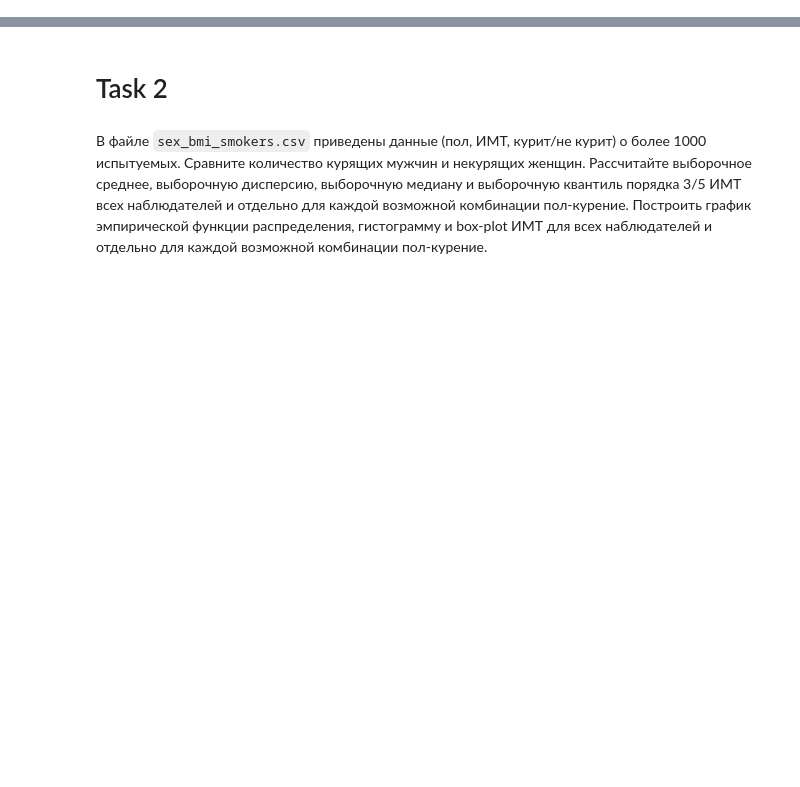
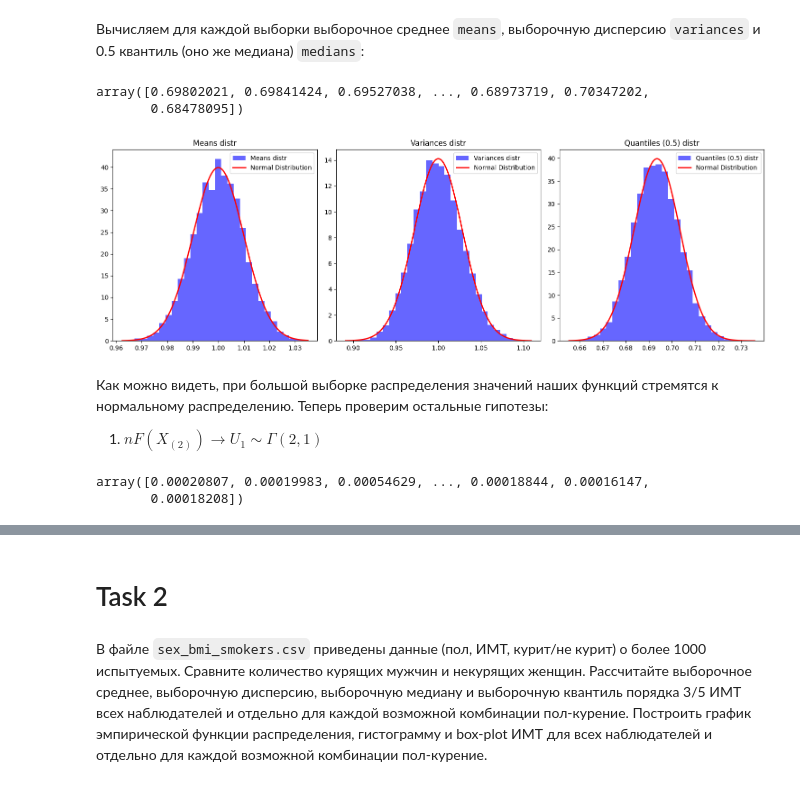
Before and after one commit to snitron/matstat, a Jupyter notebook: lab1.ipynb, the cells around one changed output, grey strips where cells are left out. Drawn from its saved outputs; the diff is of its cells as text; code cells hidden in the pictures; blank space fills up the shorter version.

```diff
--- a/lab1.ipynb
+++ b/lab1.ipynb
@@ -0,0 +11,9 @@
+# %%
+import numpy as np
+
+n = 10000
+lambd = 1.0
+beta = 1 / lambd
+
+data = np.random.exponential(beta, (n, n))
+data
@@ -0,0 +34,54 @@
+# %% [markdown]
+Вычисляем для каждой выборки выборочное среднее `means`, выборочную дисперсию `variances` и 0.5 квантиль (оно же медиана) `medians`:
+# %%
+means = np.mean(data, axis=1)
+variances = np.var(data, axis=1)
+medians = np.quantile(data, 0.5, axis=1)
+# %%
+medians
+# %% [output]
+array([0.69802021, 0.69841424, 0.69527038, ..., 0.68973719, 0.70347202,
+       0.68478095])
+# %%
+from scipy.stats import norm
+import matplotlib.pyplot as plt
+
+def plot_histogram(data, title, theoretical_mean, theoretical_std):
+    plt.hist(data, bins=30, density=True, alpha=0.6, color='b', label=title)
+    x = np.linspace(min(data), max(data), 10000)
+    plt.plot(x, norm.pdf(x, theoretical_mean, theoretical_std), 'r-', lw=2, label='Normal Distribution')
+    plt.title(title)
+    plt.legend()
+
+plt.figure(figsize=(15, 5))
+
+expected_value = beta
+
+plt.subplot(131)
+plot_histogram(means, 'Means distr', expected_value, expected_value/np.sqrt(n))
+
+plt.subplot(132)
+plot_histogram(variances, 'Variances distr', 1, expected_value/np.sqrt(n / 8))
+
+plt.subplot(133)
+plot_histogram(medians, 'Quantiles (0.5) distr', 0.6935, expected_value/np.sqrt(n))
+
+plt.tight_layout()
+plt.show()
+# %% [output]
+[figure, added]
+# %% [markdown]
+Как можно видеть, при большой выборке распределения значений наших функций стремятся к нормальному распределению. Теперь проверим остальные гипотезы:
+
+1. $nF\left(X_{(2)}\right) \rightarrow U_1 \sim \Gamma(2,1)$
+# %%
+from scipy.stats import expon
+
+exp = expon(lambd)
+
+data_X_2 = np.array(list(map(lambda x: sorted(x)[1], data)))
+
+data_X_2
+# %% [output]
+array([0.00020807, 0.00019983, 0.00054629, ..., 0.00018844, 0.00016147,
+       0.00018208])
```
Also changed, not shown: parts of 9 cells of this notebook.
